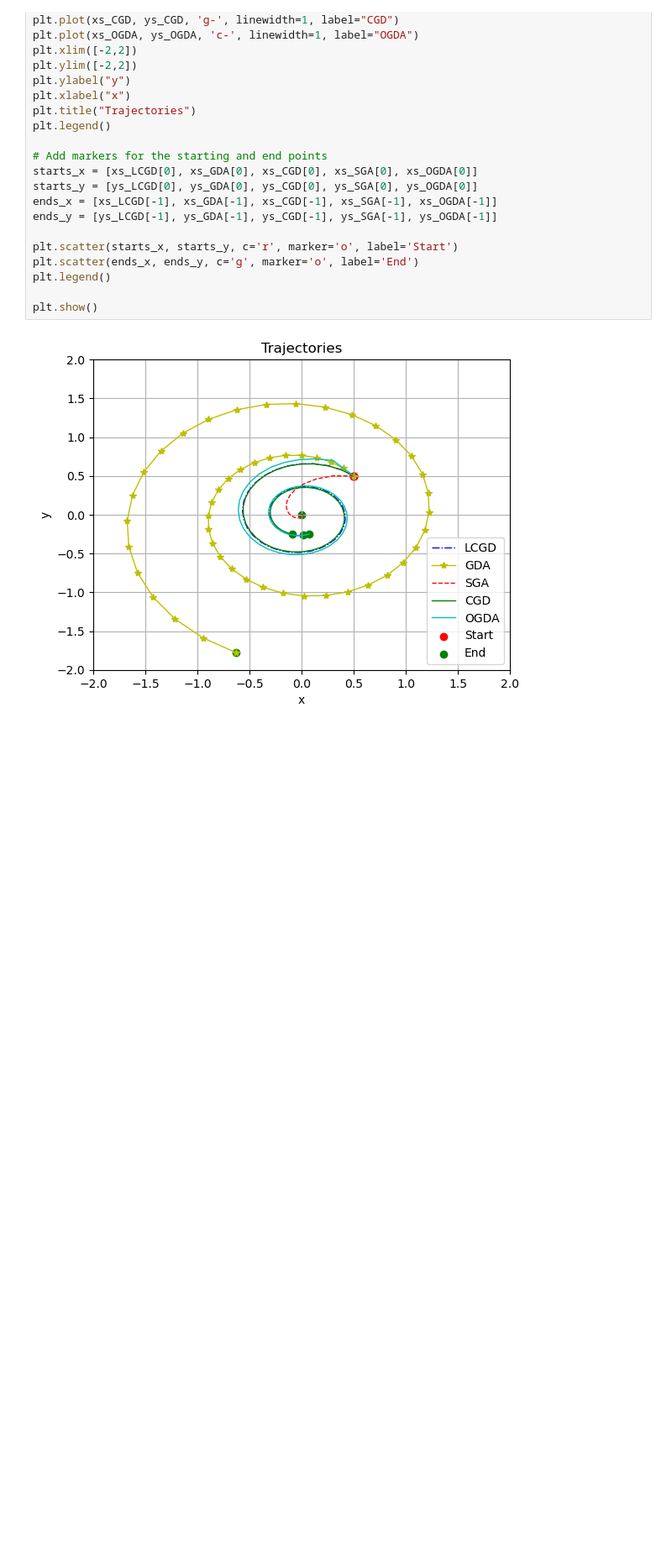
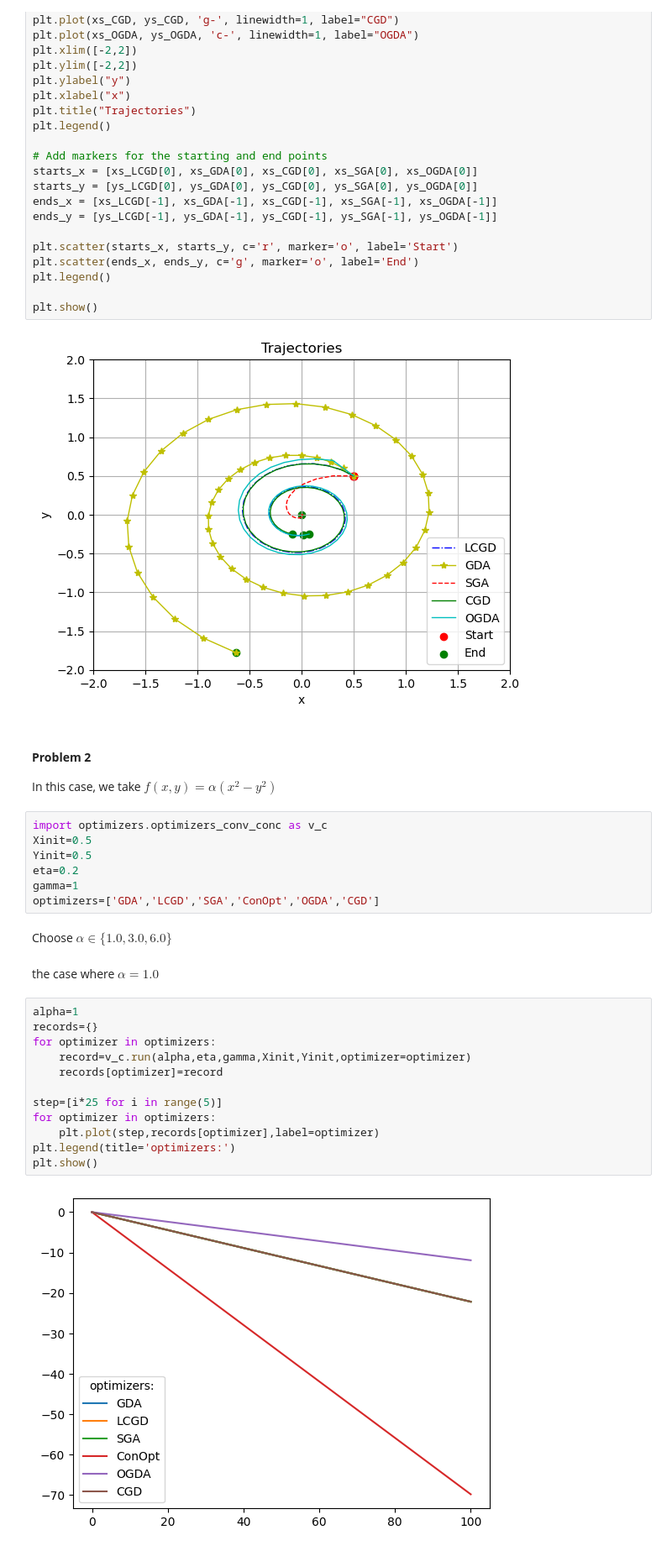
Before and after one commit to gabrieledangeli/OptML_miniproject_FGY, a Jupyter notebook: main.ipynb, the cells around one changed output. Shown: that part at 84% size. Saved outputs shown, nothing was run; the diff lists cells and outputs as text; blank space fills up the shorter version.

Commit message:
add convex-concave and concave-convex problem

```diff
--- a/main.ipynb
+++ b/main.ipynb
@@ -267,3 +267,31 @@ plt.legend()
 plt.show()
 # %% [output]
 [figure]
+# %% [markdown]
+#### **Problem  2**
+In this case, we take $f(x,y)= \alpha(x^2-y^2)$
+# %%
+import optimizers.optimizers_conv_conc as v_c
+Xinit=0.5
+Yinit=0.5
+eta=0.2
+gamma=1
+optimizers=['GDA','LCGD','SGA','ConOpt','OGDA','CGD']
+# %% [markdown]
+Choose $\alpha \in \{ 1.0, 3.0, 6.0 \}$
+# %% [markdown]
+the case where $\alpha = 1.0$
+# %%
+alpha=1
+records={}
+for optimizer in optimizers:
+    record=v_c.run(alpha,eta,gamma,Xinit,Yinit,optimizer=optimizer)
+    records[optimizer]=record
+
+step=[i*25 for i in range(5)]
+for optimizer in optimizers:
+    plt.plot(step,records[optimizer],label=optimizer)
+plt.legend(title='optimizers:')
+plt.show()
+# %% [output]
+[figure, added]
```
Also changed, not shown: parts of 13 cells of this notebook, 2 other files.
